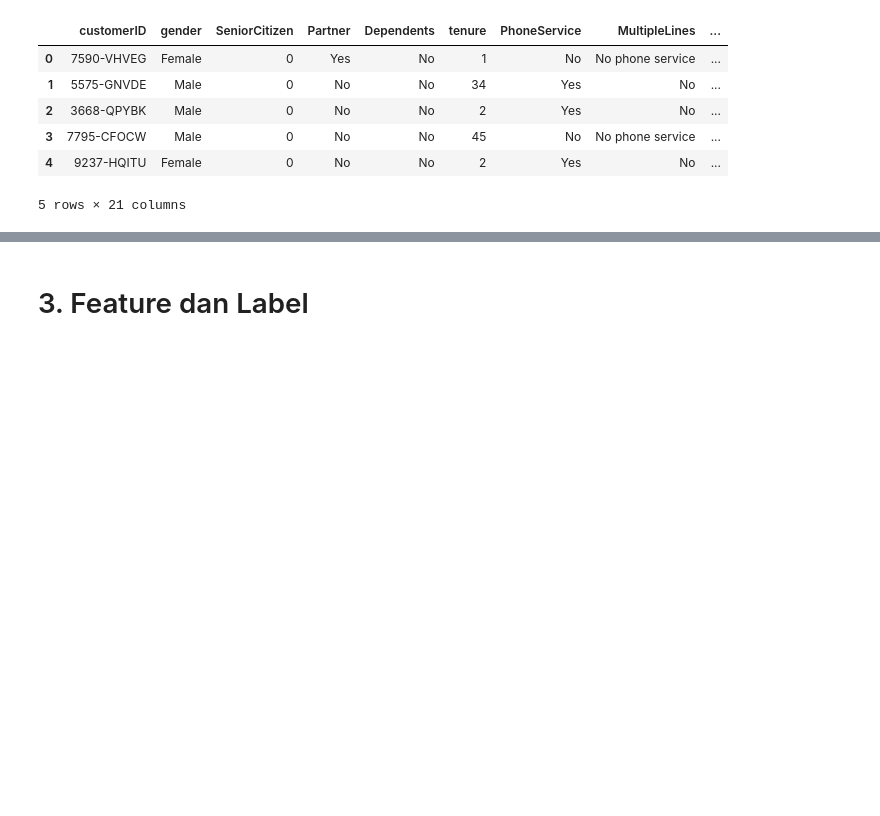
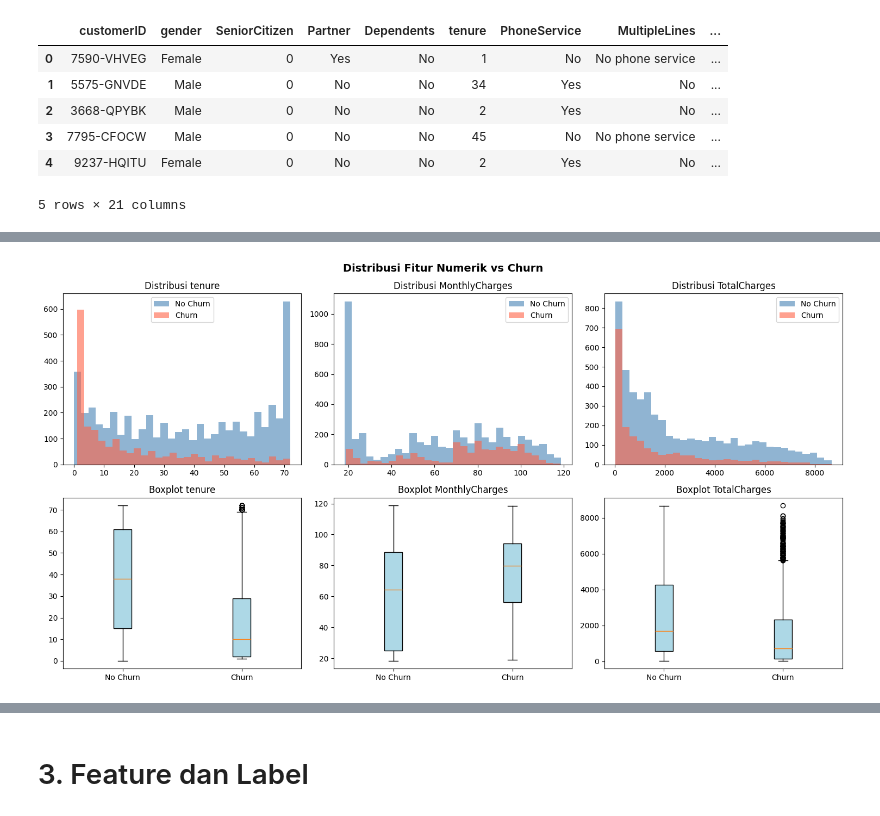
Before and after one commit to Qorrykharismayani/Tugas-Besar-Machine-Learning, a Jupyter notebook: notebooks/model_rf.ipynb, the cells around one changed output, grey strips where cells are left out. Drawn from its saved outputs; the diff is of its cells as text; code cells hidden in the pictures; blank space fills up the shorter version.

```diff
--- a/notebooks/model_rf.ipynb
+++ b/notebooks/model_rf.ipynb
@@ -68,0 +147,37 @@ Name: proportion, dtype: float64
+# %%
+# Convert TotalCharges dulu untuk visualisasi
+df_viz = df.copy()
+df_viz['TotalCharges'] = pd.to_numeric(df_viz['TotalCharges'], errors='coerce')
+
+num_cols_viz = ['tenure', 'MonthlyCharges', 'TotalCharges']
+
+fig, axes = plt.subplots(2, 3, figsize=(15, 8))
+
+for i, col in enumerate(num_cols_viz):
+    # Histogram
+    axes[0][i].hist(
+        df_viz[df_viz['Churn']=='No'][col].dropna(),
+        alpha=0.6, color='steelblue', label='No Churn', bins=30
+    )
+    axes[0][i].hist(
+        df_viz[df_viz['Churn']=='Yes'][col].dropna(),
+        alpha=0.6, color='tomato', label='Churn', bins=30
+    )
+    axes[0][i].set_title(f'Distribusi {col}')
+    axes[0][i].legend()
+
+    # Boxplot
+    data_plot = [
+        df_viz[df_viz['Churn']=='No'][col].dropna(),
+        df_viz[df_viz['Churn']=='Yes'][col].dropna()
+    ]
+    axes[1][i].boxplot(data_plot, labels=['No Churn', 'Churn'],
+                       patch_artist=True,
+                       boxprops=dict(facecolor='lightblue'))
+    axes[1][i].set_title(f'Boxplot {col}')
+
+plt.suptitle('Distribusi Fitur Numerik vs Churn', fontsize=14, fontweight='bold')
+plt.tight_layout()
+plt.show()
+# %% [output]
+[figure, added]
```
Also changed, not shown: parts of 7 cells of this notebook.
